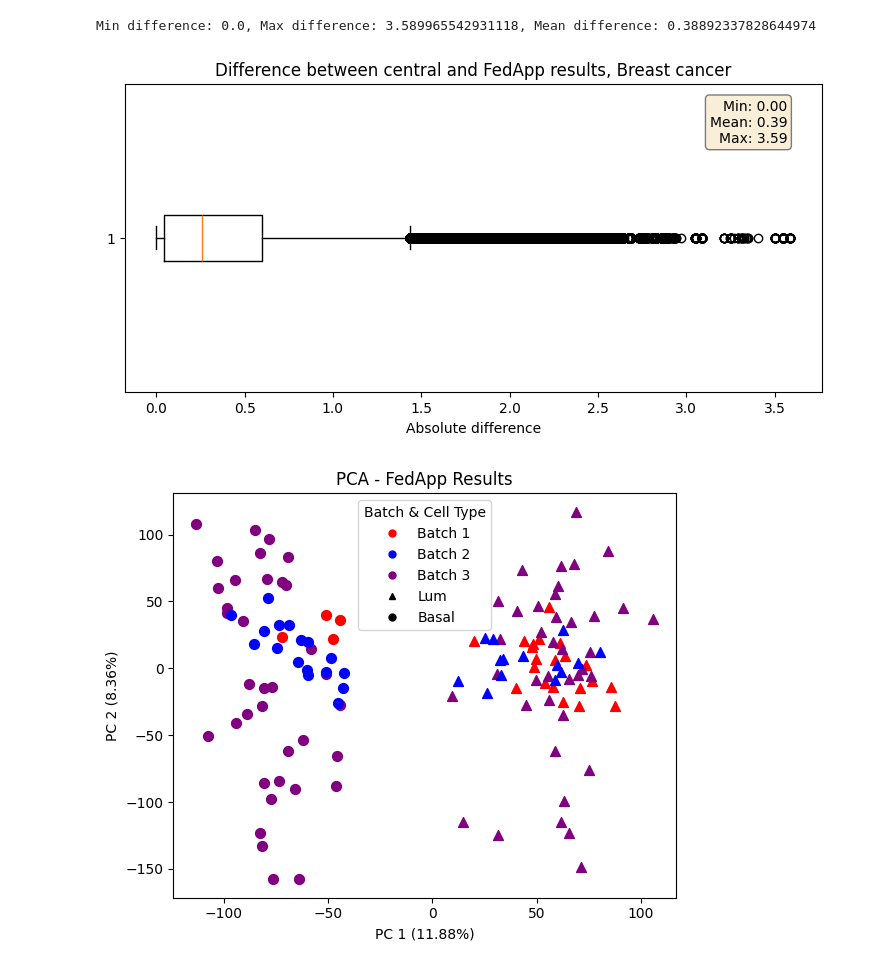
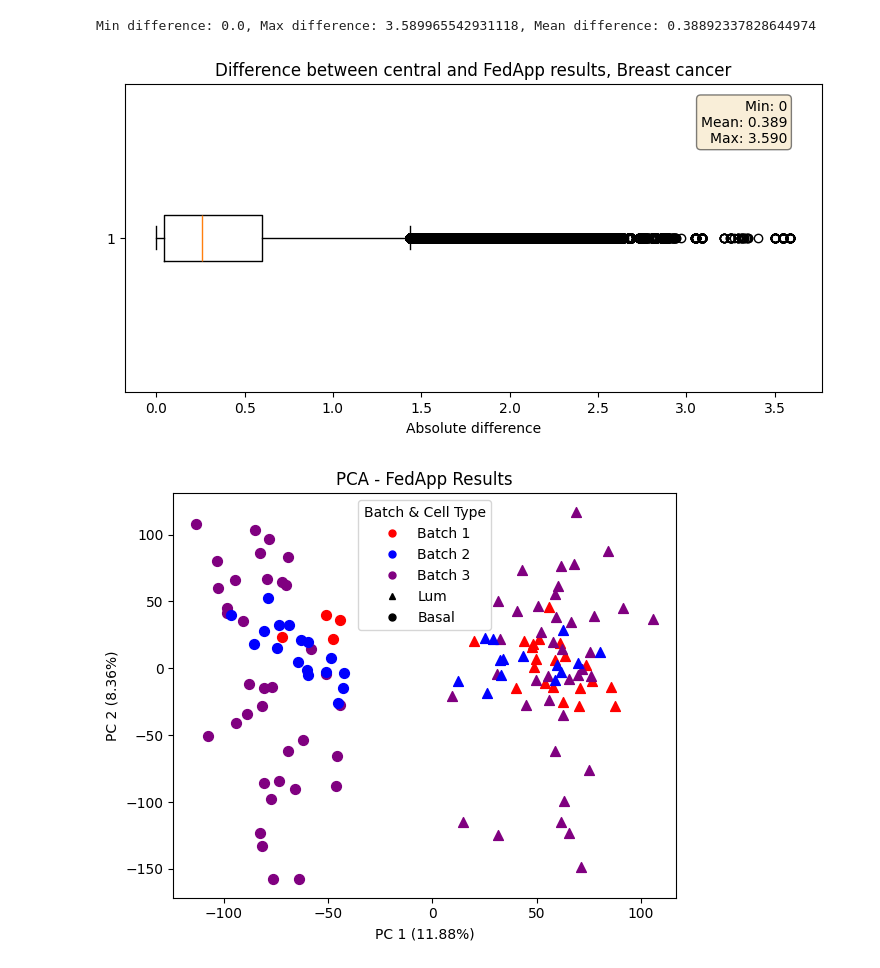
Before and after one commit to Freddsle/ComBatFed, a Jupyter notebook: datasets/Breast_cancer_RNASeq/03_comparison_fed_central.ipynb, the cells around one changed output. Cells and saved outputs as stored; diff of their text form; code cells hidden in the pictures.

```diff
--- a/datasets/Breast_cancer_RNASeq/03_comparison_fed_central.ipynb
+++ b/datasets/Breast_cancer_RNASeq/03_comparison_fed_central.ipynb
@@ -59,27 +59,27 @@ Min difference: 0.0, Max difference: 3.589965542931118, Mean difference: 0.38892
 # %%
 import matplotlib.pyplot as plt
 
 # Calculate statistics
 min_val = abs_diff.values.flatten().min()
 max_val = abs_diff.values.flatten().max()
 mean_val = abs_diff.values.flatten().mean()
 
 # Create a horizontal boxplot
 plt.figure(figsize=(9, 4))
 plt.boxplot(abs_diff.values.flatten(), vert=False)
 plt.title('Difference between central and FedApp results, Breast cancer')
 plt.xlabel('Absolute difference')
 
 # Adding text box for min, max, and mean
-textstr = f'Min: {min_val:.2f}\nMean: {mean_val:.2f}\nMax: {max_val:.2f}'
+textstr = f'Min: {min_val:.0f}\nMean: {mean_val:.3f}\nMax: {max_val:.3f}'
 props = dict(boxstyle='round', facecolor='wheat', alpha=0.5)
 plt.gca().text(0.95, 0.95, textstr, transform=plt.gca().transAxes,
                fontsize=10, verticalalignment='top', horizontalalignment='right',
                bbox=props)
 
 plt.show()
 # %% [output]
-[figure, old version]
+[figure, new version]
 # %%
 from sklearn.decomposition import PCA
 import matplotlib.pyplot as plt
```
Also changed, not shown: 2 other files.
